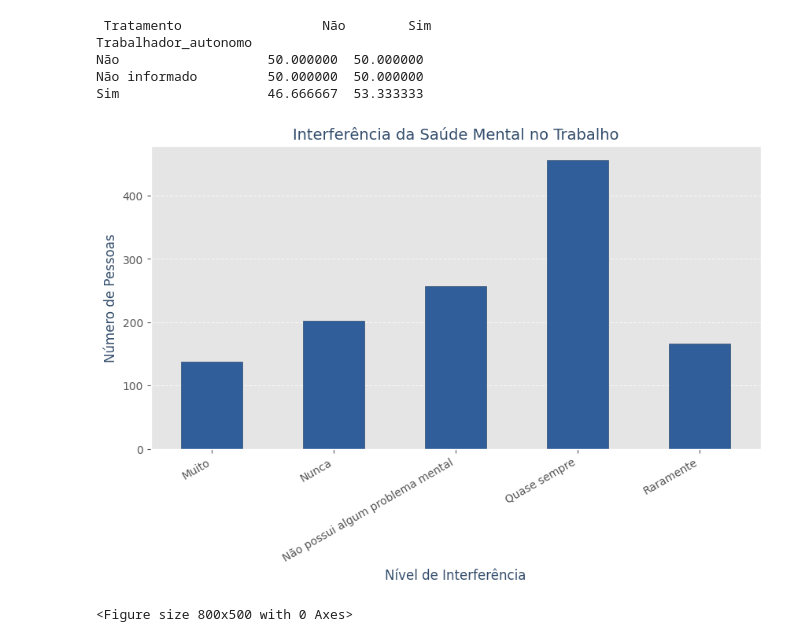
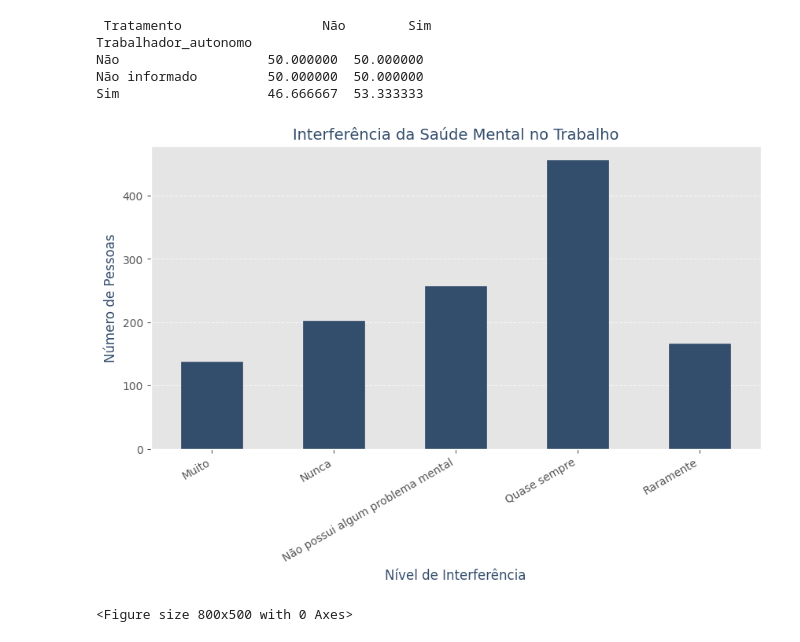
Before and after one commit to Davyeeh/Trabalho-Lab.-CD, a Jupyter notebook: TrabalhoFinal_LAB_C_D_.ipynb, the cells around one changed output. Cells and saved outputs as stored; diff of their text form; code cells hidden in the pictures.

```diff
--- a/TrabalhoFinal_LAB_C_D_.ipynb
+++ b/TrabalhoFinal_LAB_C_D_.ipynb
@@ -1140,23 +1140,23 @@ Sim                   46.666667  53.333333
 # %%
 # Contar a quantidade de respostas para cada nível de interferência
 contagem = dados["Interfere_no_trabalho"].value_counts()
 
 # Criar o gráfico de barras
 plt.figure(figsize=(10, 5))  # Aumentei a largura de 8 para 10
-contagem.sort_index().plot(kind="bar", color="#305e9b", edgecolor="#334D6C")
+contagem.sort_index().plot(kind="bar", color="#334D6C", edgecolor="#334D6C")
 
 # Personalizar o gráfico
 plt.title("Interferência da Saúde Mental no Trabalho", fontname="DejaVu Sans", color="#334D6C", fontsize=14)
 plt.xlabel("Nível de Interferência", fontname="DejaVu Sans", color="#334D6C", fontsize=12)
 plt.ylabel("Número de Pessoas", fontname="DejaVu Sans", color="#334D6C", fontsize=12)
 plt.grid(False)
 plt.xticks(rotation=30, ha="right")
 plt.grid(axis="y", linestyle="--", alpha=0.7)
 
 # Mostrar o gráfico
 plt.show()
 # %% [output]
-[figure, old version]
+[figure, new version]
 # %%
 # Contar a quantidade de pessoas que buscaram tratamento dentro de cada grupo de trabalho remoto
 contagem = dados.groupby("Trabalho_remoto")["Tratamento"].value_counts().unstack()
```
Also changed, not shown: parts of 4 cells of this notebook.
